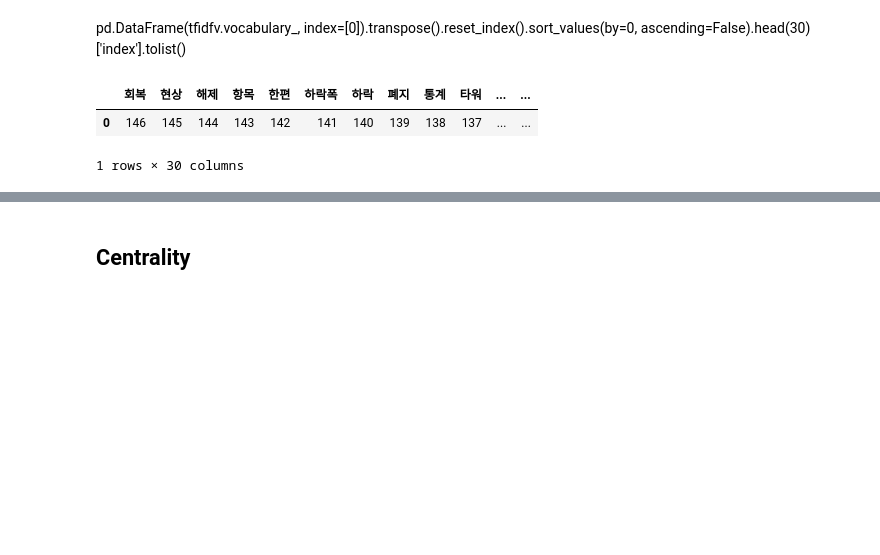
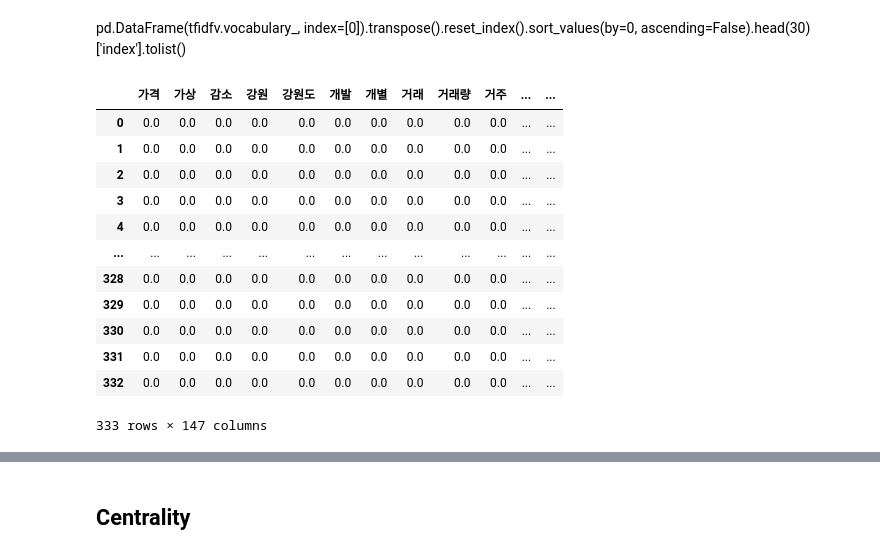
Before and after one commit to reejungkim/GraphTheory, a Jupyter notebook: NetworkX.ipynb, the cells around one changed output, grey strips where cells are left out. Saved outputs shown, nothing was run; the diff lists cells and outputs as text; code cells hidden in the pictures; blank space fills up the shorter version.

Commit message:
Add idf and get feature names

```diff
--- a/NetworkX.ipynb
+++ b/NetworkX.ipynb
@@ -244,11 +264,24 @@ pd.DataFrame(tfidfv.vocabulary_, index=[0]).transpose().reset_index().sort_value
 # %%
 from sklearn.feature_extraction.text import TfidfVectorizer
 
 corpus = NN_words
 tfidfv = TfidfVectorizer().fit(corpus)
-#pd.DataFrame(tfidfv.transform(corpus).toarray())
-pd.DataFrame(tfidfv.vocabulary_, index=[0]).transpose().sort_values(by=0, ascending =False).head(30).transpose()
+pd.DataFrame(tfidfv.transform(corpus).toarray(), columns = tfidfv.get_feature_names())
+
+
+#단어와 맵핑된 인덱스
+#pd.DataFrame(tfidfv.vocabulary_, index=[0]).transpose().sort_values(by=0, ascending =False).head(30).transpose()
 # %% [output]
-|  | 회복 | 현상 | 해제 | 항목 | 한편 | 하락폭 | 하락 | 폐지 | 통계 | 타워 | ... | ... |
-| 0 | 146 | 145 | 144 | 143 | 142 | 141 | 140 | 139 | 138 | 137 | ... | ... |
+|  | 가격 | 가상 | 감소 | 강원 | 강원도 | 개발 | 개별 | 거래 | 거래량 | 거주 | ... | ... |
+| 0 | 0.0 | 0.0 | 0.0 | 0.0 | 0.0 | 0.0 | 0.0 | 0.0 | 0.0 | 0.0 | ... | ... |
+| 1 | 0.0 | 0.0 | 0.0 | 0.0 | 0.0 | 0.0 | 0.0 | 0.0 | 0.0 | 0.0 | ... | ... |
+| 2 | 0.0 | 0.0 | 0.0 | 0.0 | 0.0 | 0.0 | 0.0 | 0.0 | 0.0 | 0.0 | ... | ... |
+| 3 | 0.0 | 0.0 | 0.0 | 0.0 | 0.0 | 0.0 | 0.0 | 0.0 | 0.0 | 0.0 | ... | ... |
+| 4 | 0.0 | 0.0 | 0.0 | 0.0 | 0.0 | 0.0 | 0.0 | 0.0 | 0.0 | 0.0 | ... | ... |
+| ... | ... | ... | ... | ... | ... | ... | ... | ... | ... | ... | ... | ... |
+| 328 | 0.0 | 0.0 | 0.0 | 0.0 | 0.0 | 0.0 | 0.0 | 0.0 | 0.0 | 0.0 | ... | ... |
+| 329 | 0.0 | 0.0 | 0.0 | 0.0 | 0.0 | 0.0 | 0.0 | 0.0 | 0.0 | 0.0 | ... | ... |
+| 330 | 0.0 | 0.0 | 0.0 | 0.0 | 0.0 | 0.0 | 0.0 | 0.0 | 0.0 | 0.0 | ... | ... |
+| 331 | 0.0 | 0.0 | 0.0 | 0.0 | 0.0 | 0.0 | 0.0 | 0.0 | 0.0 | 0.0 | ... | ... |
+| 332 | 0.0 | 0.0 | 0.0 | 0.0 | 0.0 | 0.0 | 0.0 | 0.0 | 0.0 | 0.0 | ... | ... |
-1 rows × 30 columns
+333 rows × 147 columns
```
Also changed, not shown: parts of 14 cells of this notebook.
